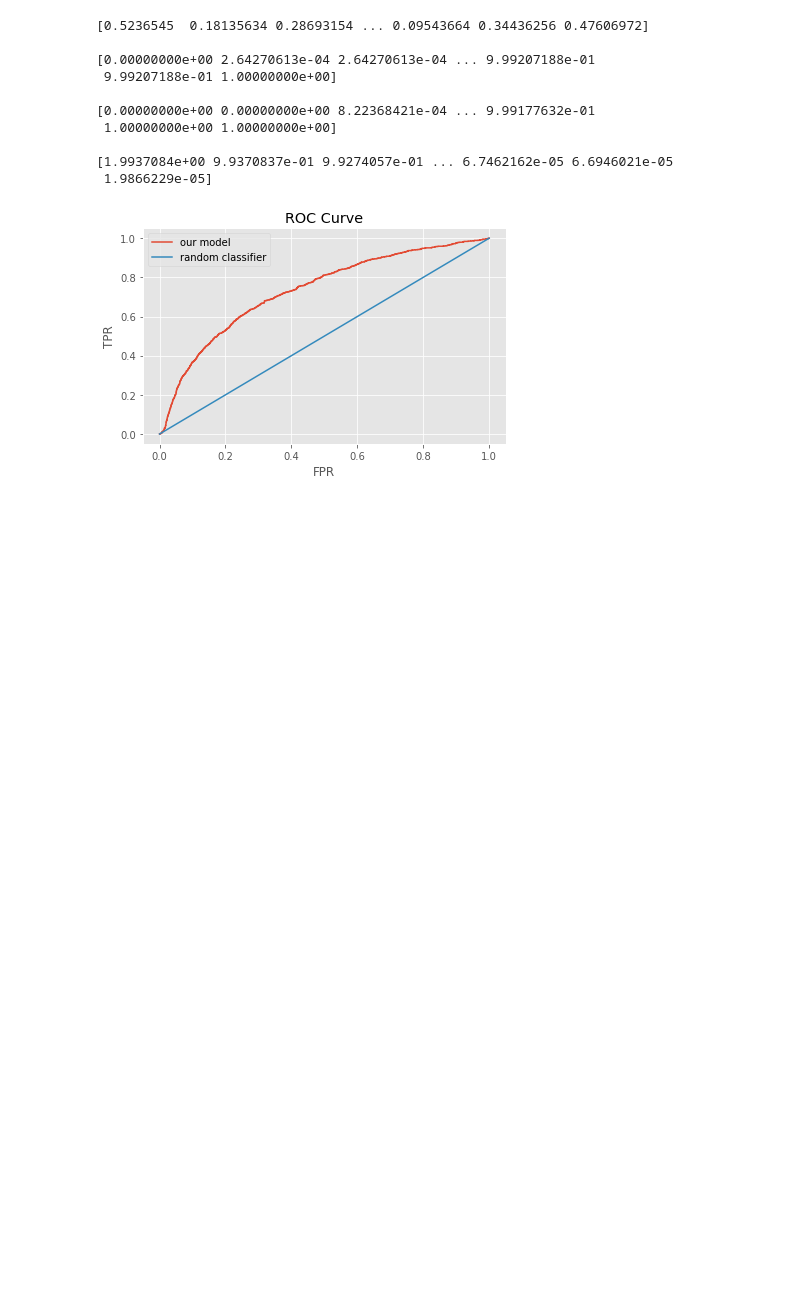
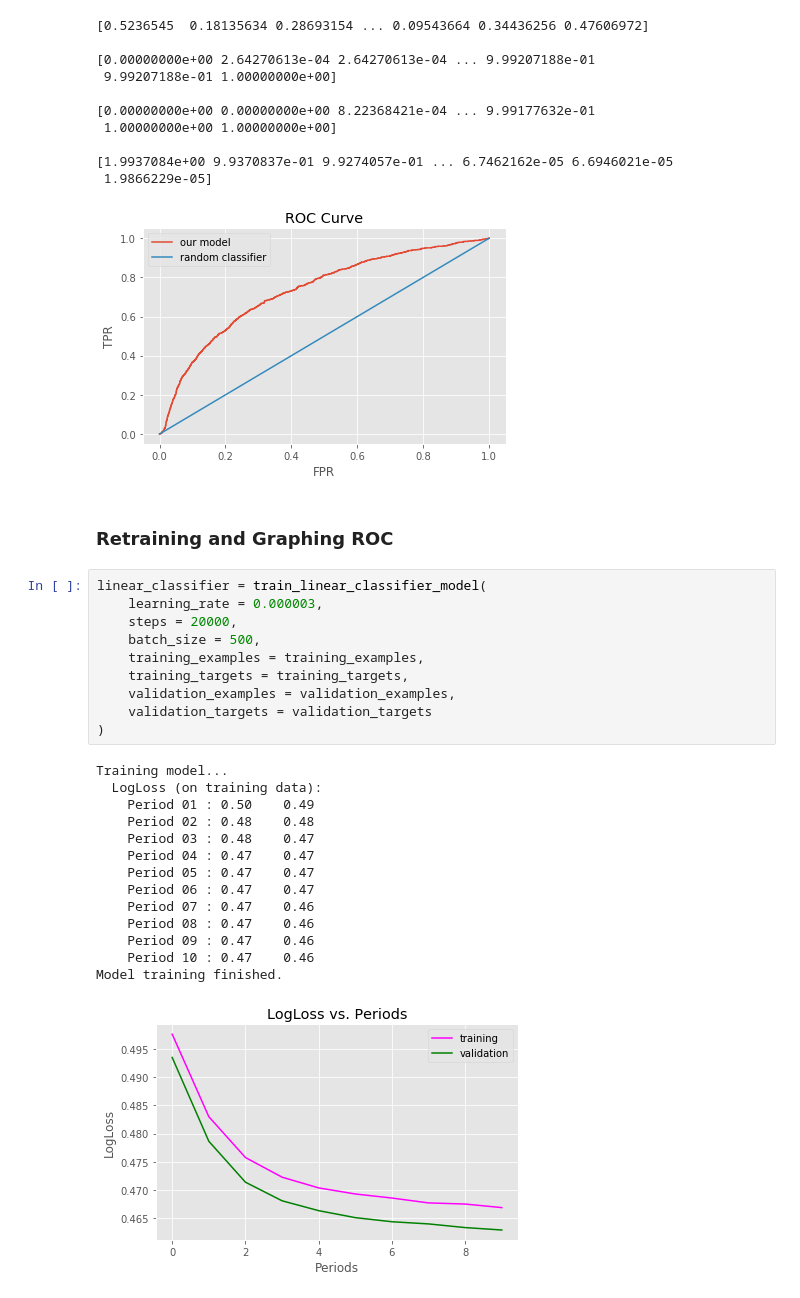
Before and after one commit to acesaif/ml_crash_course, a Jupyter notebook: classification/ml_classification.ipynb, the cells around one changed output. Cells and saved outputs as stored; diff of their text form; blank space fills up the shorter version.

Commit message:
Retrain after tuning hyperparameters. plot ROC.

```diff
--- a/classification/ml_classification.ipynb
+++ b/classification/ml_classification.ipynb
@@ -380,3 +380,30 @@ plt.show()
 [1.9937084e+00 9.9370837e-01 9.9274057e-01 ... 6.7462162e-05 6.6946021e-05
  1.9866229e-05]
 [figure]
+# %% [markdown]
+### Retraining and Graphing ROC
+# %%
+linear_classifier = train_linear_classifier_model(
+    learning_rate = 0.000003,
+    steps = 20000,
+    batch_size = 500,
+    training_examples = training_examples,
+    training_targets = training_targets,
+    validation_examples = validation_examples,
+    validation_targets = validation_targets
+)
+# %% [output]
+Training model...
+  LogLoss (on training data):
+    Period 01 : 0.50    0.49
+    Period 02 : 0.48    0.48
+    Period 03 : 0.48    0.47
+    Period 04 : 0.47    0.47
+    Period 05 : 0.47    0.47
+    Period 06 : 0.47    0.47
+    Period 07 : 0.47    0.46
+    Period 08 : 0.47    0.46
+    Period 09 : 0.47    0.46
+    Period 10 : 0.47    0.46
+Model training finished.
+[figure, added]
```
Also changed, not shown: parts of 2 cells of this notebook.
